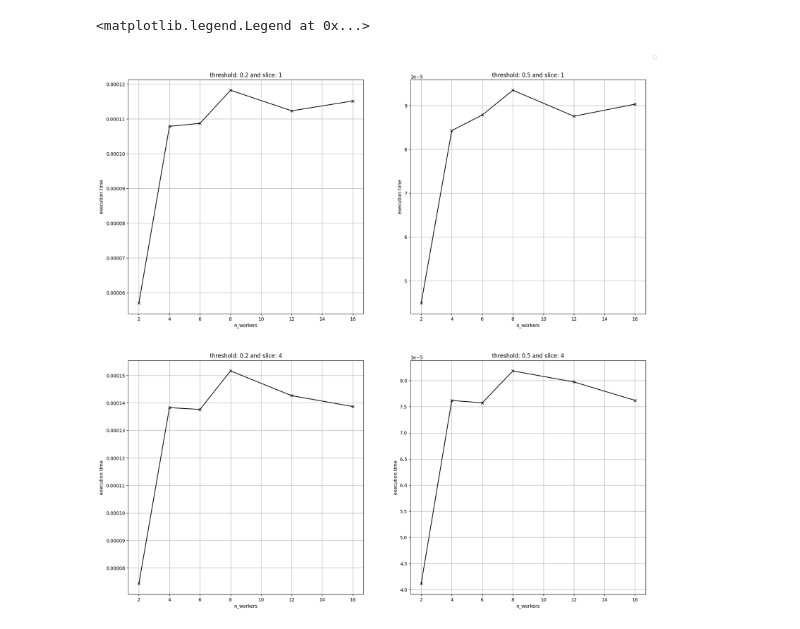
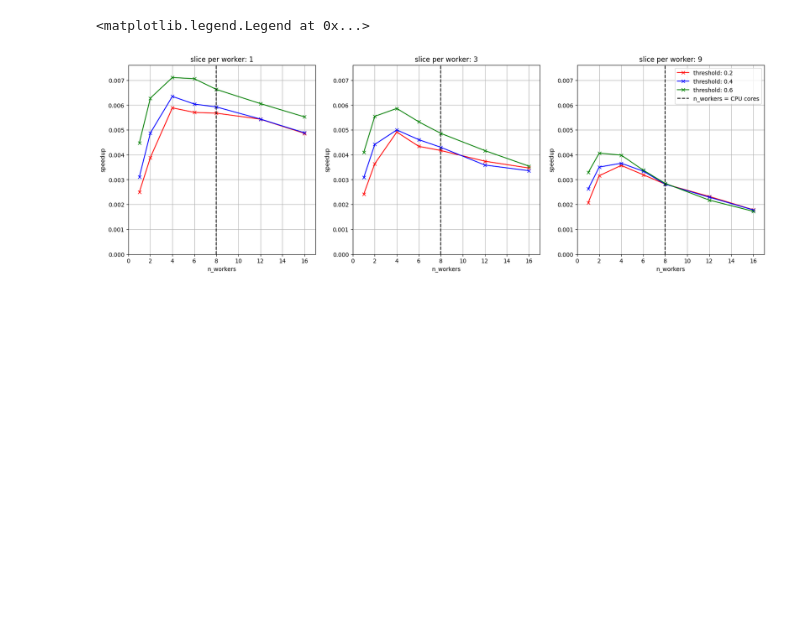
Before and after one commit to Lotto98/All-Documents-Pairs-Similarity, a Jupyter notebook: plot_generator.ipynb, the cells around one changed output. Drawn from its saved outputs; the diff is of its cells as text; code cells hidden in the pictures; blank space fills up the shorter version.

Commit message:
test done plots

```diff
--- a/plot_generator.ipynb
+++ b/plot_generator.ipynb
@@ -32,42 +25,36 @@ data
 # %%
-threshold_slice_pairs=[(slice_, threshold) for slice_ in data["n_slices"].unique() for threshold in data["threshold"].unique()]
+fig,axs=plt.subplots(1,3,figsize=(20,6))
 
-fig,axs=plt.subplots(int(len(threshold_slice_pairs)/2),2,figsize=(20,20))
+#axs0=[item for sublist in axs for item in sublist]
 
-axs=[item for sublist in axs for item in sublist]
+for ax,(s) in zip(axs,data["n_slices"].unique()):
 
-for ax,(s,t) in zip(axs,threshold_slice_pairs):
+        ax.set_title("slice per worker: "+str(s))
 
-        ax.set_title("threshold: "+str(t)+" and slice: "+str(s))
-
-        #ax.set_xlim(1, data["n_workers"].max()+1)
-        #ax.set_ylim(0, data["spark_time"].max()+1)
+        ax.set_xlim(0, data["n_workers"].max()+1)
+        ax.set_ylim(0, (data["seq_time"].mean()/data["spark_time"]).max())
 
         ax.set_xlabel("n_workers")
-        ax.set_ylabel("execution time")
+        ax.set_ylabel("speedup")
 
-        #ax.xaxis.set_major_locator(ticker.MaxNLocator(integer=True))
+        ax.xaxis.set_major_locator(ticker.MaxNLocator(integer=True))
 
-        ax.plot(data[(data.n_slices == s) & (data.threshold == t)]["n_workers"],
-                (data[(data.n_slices == s) & (data.threshold == t)]["seq_time"].mean()/data[(data.n_slices == s) & (data.threshold == t)]["spark_time"]),
-                #data[(data.n_slices == s) & (data.threshold == t)]["spark_time"],
-                '-x', color='black')
+        for t,c in zip(data["threshold"].unique(),["red","blue","green"]):
 
-        """
-        line = mlines.Line2D([8, 8], [0, data["spark_time"].max() +1 ], color='green',linestyle="dashed",label="n_workers = CPU cores")
+                ax.plot(data[(data.n_slices == s) & (data.threshold == t)]["n_workers"],
+                        (data[(data.n_slices == s) & (data.threshold == t)]["seq_time"].mean()/data[(data.n_slices == s) & (data.threshold == t)]["spark_time"]),
+                        #data[(data.n_slices == s) & (data.threshold == t)]["spark_time"],
+                        '-x', color=c, label="threshold: "+str(t))
+
+
+        line = mlines.Line2D([8, 8], [0, (data["seq_time"].mean()/data["spark_time"]).max() ], color='black',linestyle="dashed",label="n_workers = CPU cores")
         ax.add_line(line)
 
-        ax.fill_between(range(0,9), data["spark_time"].max()+2, 0,
-                        alpha=0.1,color="green",label="n_workers < CPU cores")
-
-        ax.fill_between(range(8,int(data["n_workers"].max()+2)), data["spark_time"].max()+2, 0,
-                        alpha=0.1,color="red",label="n_workers > CPU cores")
-        """
         ax.grid()
 
         handles, labels = ax.get_legend_handles_labels()
 
-fig.legend(handles, labels, loc="upper right", bbox_to_anchor=(0.92, 0.92))
+fig.legend(handles, labels, loc="upper right", bbox_to_anchor=(0.90, 0.88))
 # %% [output]
 <matplotlib.legend.Legend at 0x...>
-[figure, old version]
+[figure, new version]
```
Also changed, not shown: parts of 4 cells of this notebook, 3 other files.
